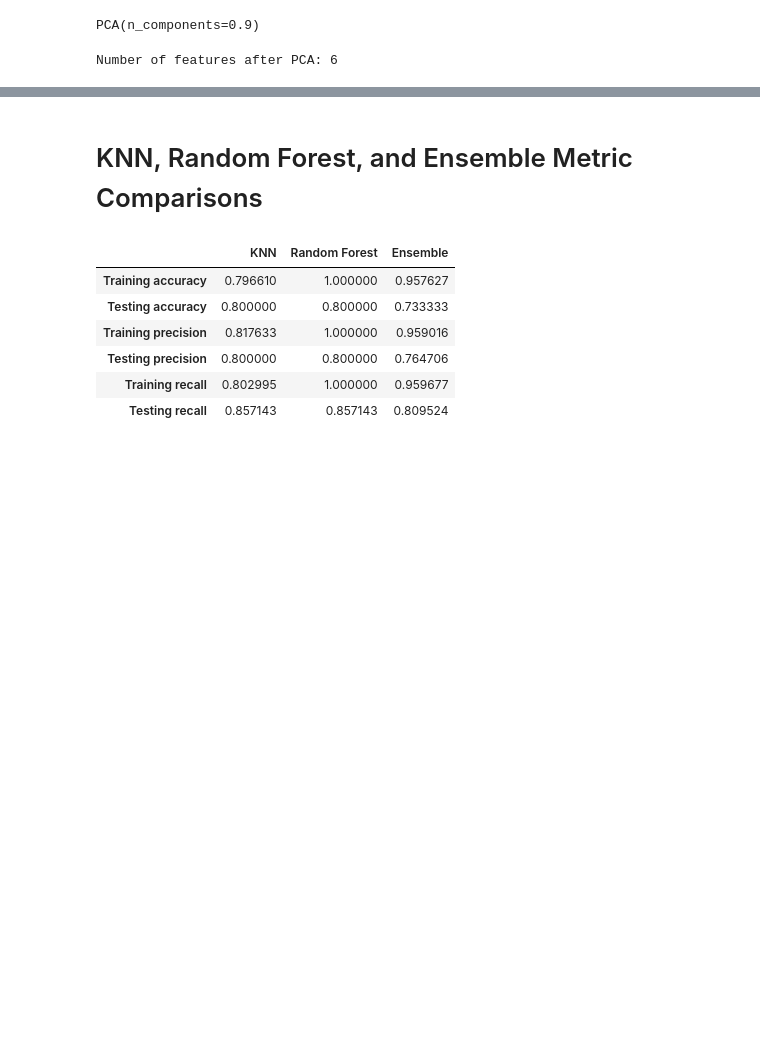
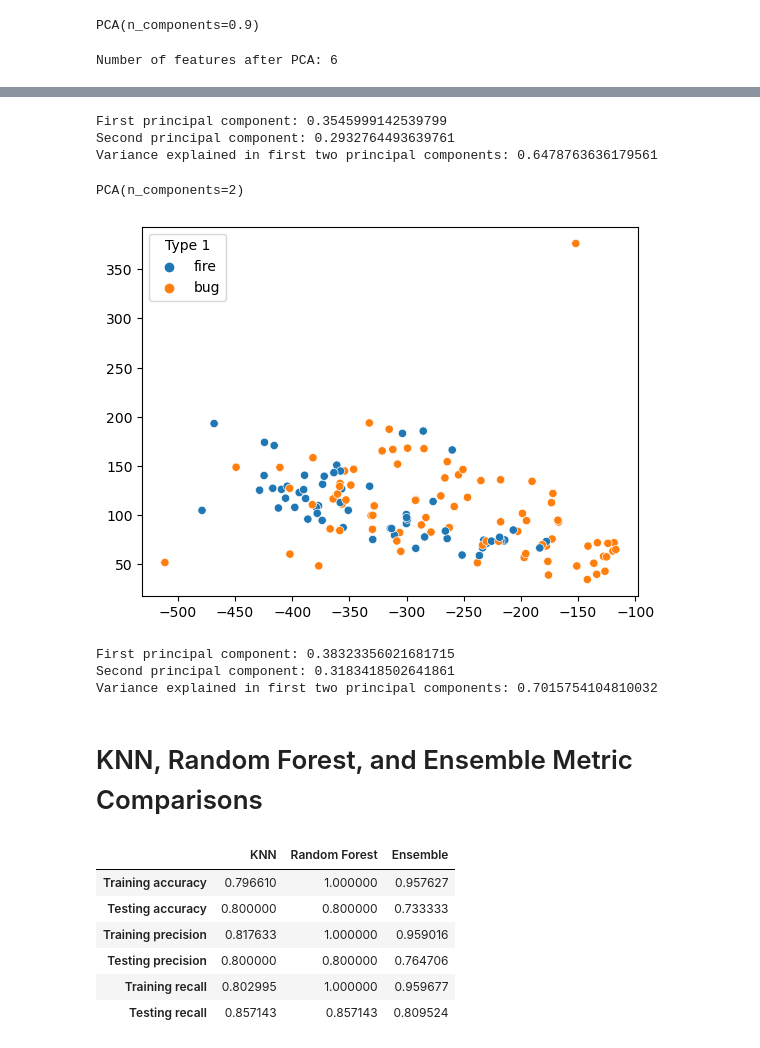
Before and after one commit to mokuda2/486mlproject, a Jupyter notebook: Pokemon Type Classification.ipynb, the cells around one changed output, grey strips where cells are left out. Saved outputs shown, nothing was run; the diff lists cells and outputs as text; code cells hidden in the pictures; blank space fills up the shorter version.

```diff
--- a/Pokemon Type Classification.ipynb
+++ b/Pokemon Type Classification.ipynb
@@ -1239,0 +1173,11 @@ Variance explained in first two principal components: 0.7015754104810032
+# %%
+# variance ratio
+first_pc = pca_ratio_df.explained_variance_ratio_[0]
+second_pc = pca_ratio_df.explained_variance_ratio_[1]
+print('First principal component:', first_pc)
+print('Second principal component:', second_pc)
+print('Variance explained in first two principal components:', first_pc + second_pc)
+# %% [output]
+First principal component: 0.3545999142539799
+Second principal component: 0.2932764493639761
+Variance explained in first two principal components: 0.6478763636179561
@@ -1239,0 +1198,10 @@ Variance explained in first two principal components: 0.7015754104810032
+# %%
+# scale data
+scaler_binary = StandardScaler()
+combos_scaled_binary = scaler_binary.fit_transform(binary_pca_clean)
+
+# use PCA
+pca_ratio_df_binary = PCA(n_components=2)
+pca_ratio_df_binary.fit(combos_scaled_binary)
+# %% [output]
+PCA(n_components=2)
@@ -1240,3 +1211,36 @@ Variance explained in first two principal components: 0.7015754104810032
+# %%
+pokemon_df_encoding_binary = binary_pca.copy()
+label_encoder_binary = LabelEncoder()
+pokemon_df_encoding_binary['Type 1'] = label_encoder_binary.fit_transform(pokemon_df_encoding_binary['Type 1'])
+
+# create graph of PCA
+pc1_binary = transformed_binary[:, 0]
+pc2_binary = transformed_binary[:, 1]
+labels_binary = binary_pca['Type 1']
+sns.scatterplot(x=pc1_binary, y=pc2_binary, hue=labels_binary)
+plt.show()
+
+# fig_binary, ax_binary = plt.subplots()
+# scatter_binary = ax_binary.scatter(pc1_binary, pc2_binary, c=labels_binary)
+
+# legend_binary = ax_binary.legend(*scatter.legend_elements(),
+#                      loc="best", title="Labels")
+# ax_binary.add_artist(legend_binary)
+# plt.legend(loc='best')
+# plt.show()
+# %% [output]
+[figure, added]
+# %%
+# variance ratio
+first_pc_binary = pca_ratio_df_binary.explained_variance_ratio_[0]
+second_pc_binary = pca_ratio_df_binary.explained_variance_ratio_[1]
+print('First principal component:', first_pc_binary)
+print('Second principal component:', second_pc_binary)
+print('Variance explained in first two principal components:', first_pc_binary + second_pc_binary)
+# %% [output]
+First principal component: 0.38323356021681715
+Second principal component: 0.3183418502641861
+Variance explained in first two principal components: 0.7015754104810032
 # %% [markdown]
 # KNN, Random Forest, and Ensemble Metric Comparisons
 # %%
```
Also changed, not shown: parts of 12 cells of this notebook.
